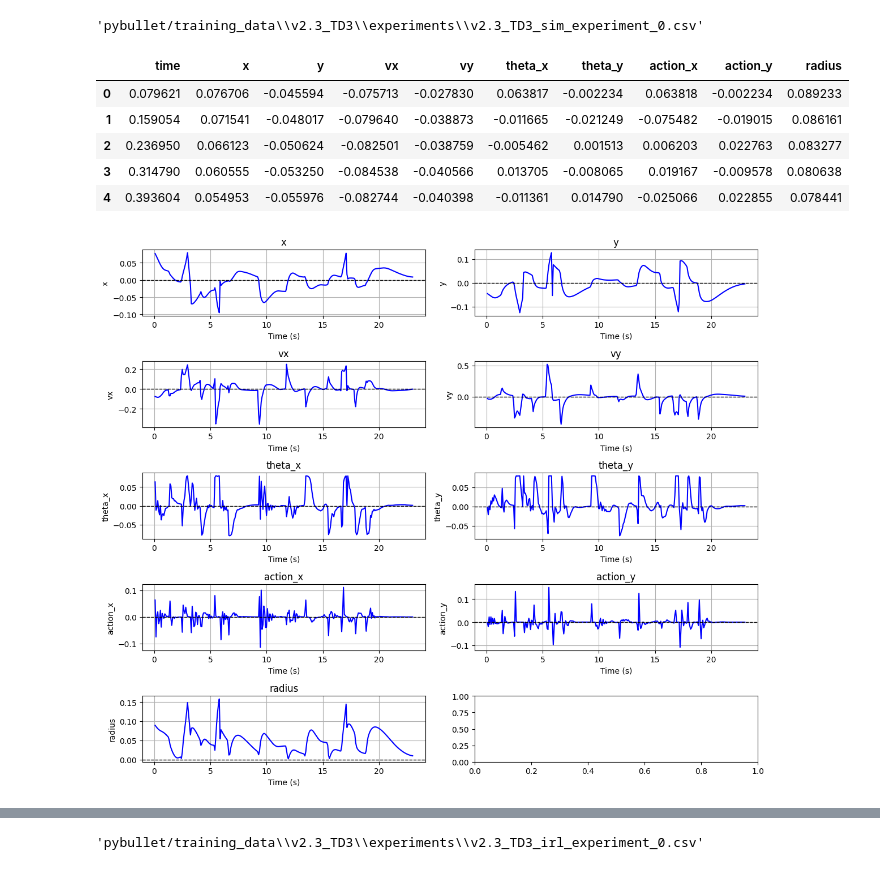
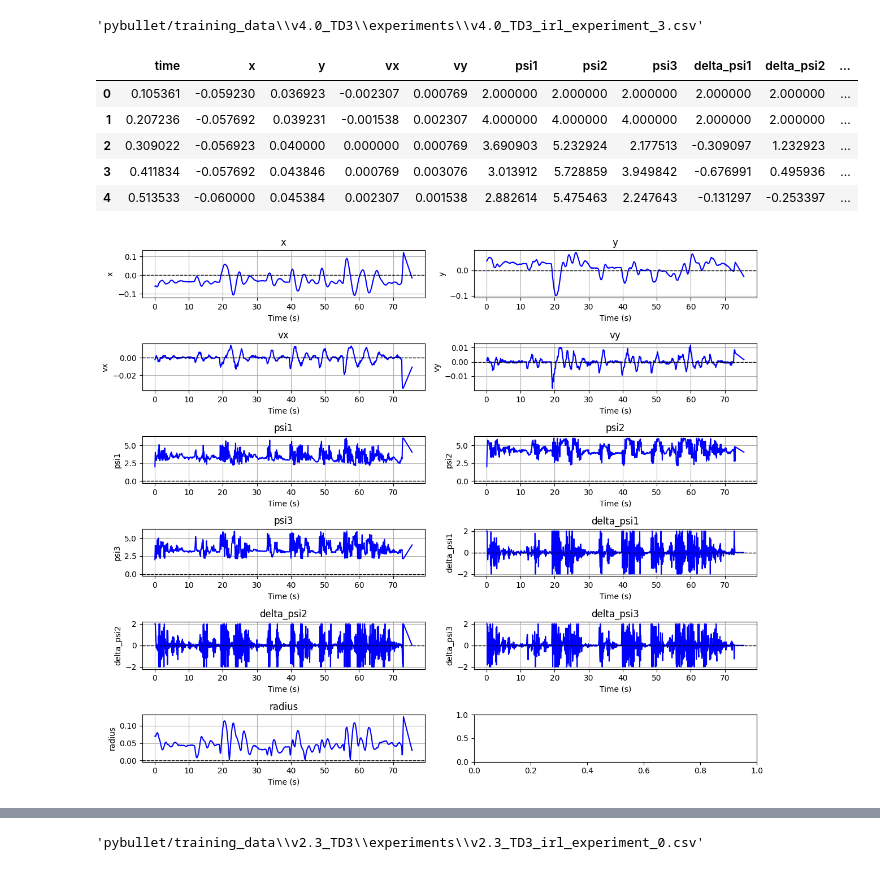
Before and after one commit to davidlackovic/paralelni-manipulator, a Jupyter notebook: csv_viewer.ipynb, the cells around one changed output, grey strips where cells are left out. Drawn from its saved outputs; the diff is of its cells as text; code cells hidden in the pictures.

```diff
--- a/csv_viewer.ipynb
+++ b/csv_viewer.ipynb
@@ -5,8 +5,8 @@ import numpy as np
 import pandas as pd
 import os
 # %%
-name = 'v3.0_TD3'
-measurement_number = 0
+name = 'v4.0_TD3'
+measurement_number = 3
 #type = 'sim'
 type = 'irl'
 training_data_path = 'pybullet/training_data'
@@ -18,38 +18,38 @@ csv_file = os.path.join(experiment_path, f'{name}_{type}_experiment_{measurement
 df = pd.read_csv(csv_file)
 csv_file
 # %% [output]
-'pybullet/training_data\\v2.3_TD3\\experiments\\v2.3_TD3_sim_experiment_0.csv'
+'pybullet/training_data\\v4.0_TD3\\experiments\\v4.0_TD3_irl_experiment_3.csv'
 # %%
 df.head()
 # %% [output]
-|  | time | x | y | vx | vy | theta_x | theta_y | action_x | action_y | radius |
-| 0 | 0.079621 | 0.076706 | -0.045594 | -0.075713 | -0.027830 | 0.063817 | -0.002234 | 0.063818 | -0.002234 | 0.089233 |
-| 1 | 0.159054 | 0.071541 | -0.048017 | -0.079640 | -0.038873 | -0.011665 | -0.021249 | -0.075482 | -0.019015 | 0.086161 |
-| 2 | 0.236950 | 0.066123 | -0.050624 | -0.082501 | -0.038759 | -0.005462 | 0.001513 | 0.006203 | 0.022763 | 0.083277 |
-| 3 | 0.314790 | 0.060555 | -0.053250 | -0.084538 | -0.040566 | 0.013705 | -0.008065 | 0.019167 | -0.009578 | 0.080638 |
-| 4 | 0.393604 | 0.054953 | -0.055976 | -0.082744 | -0.040398 | -0.011361 | 0.014790 | -0.025066 | 0.022855 | 0.078441 |
+|  | time | x | y | vx | vy | psi1 | psi2 | psi3 | delta_psi1 | delta_psi2 | ... |
+| 0 | 0.105361 | -0.059230 | 0.036923 | -0.002307 | 0.000769 | 2.000000 | 2.000000 | 2.000000 | 2.000000 | 2.000000 | ... |
+| 1 | 0.207236 | -0.057692 | 0.039231 | -0.001538 | 0.002307 | 4.000000 | 4.000000 | 4.000000 | 2.000000 | 2.000000 | ... |
+| 2 | 0.309022 | -0.056923 | 0.040000 | 0.000000 | 0.000769 | 3.690903 | 5.232924 | 2.177513 | -0.309097 | 1.232923 | ... |
+| 3 | 0.411834 | -0.057692 | 0.043846 | 0.000769 | 0.003076 | 3.013912 | 5.728859 | 3.949842 | -0.676991 | 0.495936 | ... |
+| 4 | 0.513533 | -0.060000 | 0.045384 | 0.002307 | 0.001538 | 2.882614 | 5.475463 | 2.247643 | -0.131297 | -0.253397 | ... |
 # %%
-columns = ["time", "x", "y", "vx", "vy", "theta_x", "theta_y", "action_x", "action_y", "radius"]
-variables = ["x", "y", "vx", "vy", "theta_x", "theta_y", "action_x", "action_y", "radius"]  # Variables to plot
+columns = ['time', 'x', 'y', 'vx', 'vy', 'psi1', 'psi2', 'psi3', 'delta_psi1', 'delta_psi2', 'delta_psi3', 'radius']
+variables = ['x', 'y', 'vx', 'vy', 'psi1', 'psi2', 'psi3', 'delta_psi1', 'delta_psi2', 'delta_psi3', 'radius']
 
 time_min, time_max = 0, np.inf  # Time range for filtering
-#time_min, time_max = 0, 30
+#time_min, time_max = 16, 33
 
 mask = (df['time'] >= time_min) & (df['time'] <= time_max)
 
-fig, axes = plt.subplots(5, 2, figsize=(12, 10))
+fig, axes = plt.subplots(6, 2, figsize=(12, 10))
 df['time_ms'] = df['time'] * 1000
 
 for ax, var in zip(axes.flat, variables):
     ax.plot(df.loc[mask, 'time'], df.loc[mask, var], 'b-')
     ax.set_title(var, fontsize=12)
     ax.set_xlabel('Time (s)', fontsize=10)
     ax.set_ylabel(var, fontsize=10)
     ax.grid()
     ax.axhline(0, color='k', linestyle='--', linewidth=1)
 
 
 plt.tight_layout()
 plt.show()
 # %% [output]
-[figure, old version]
+[figure, new version]
```
Also changed, not shown: parts of 2 cells of this notebook, 6 other files.
